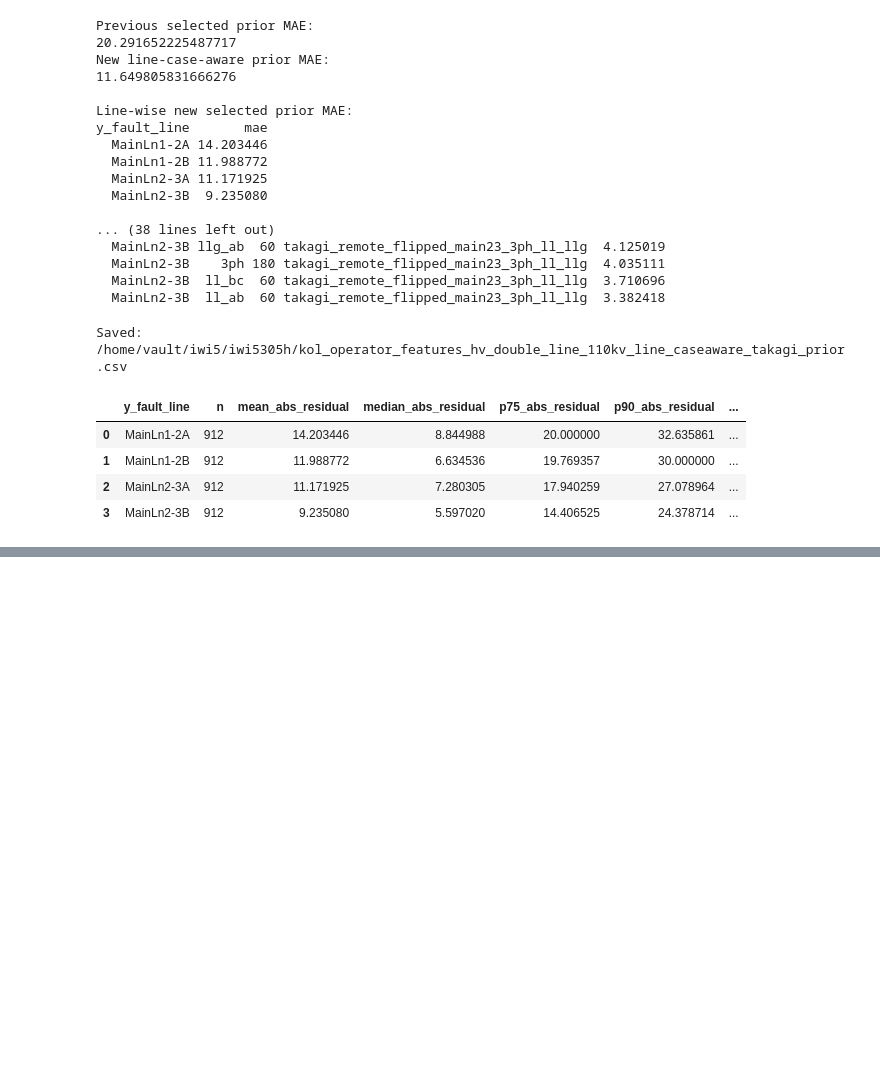
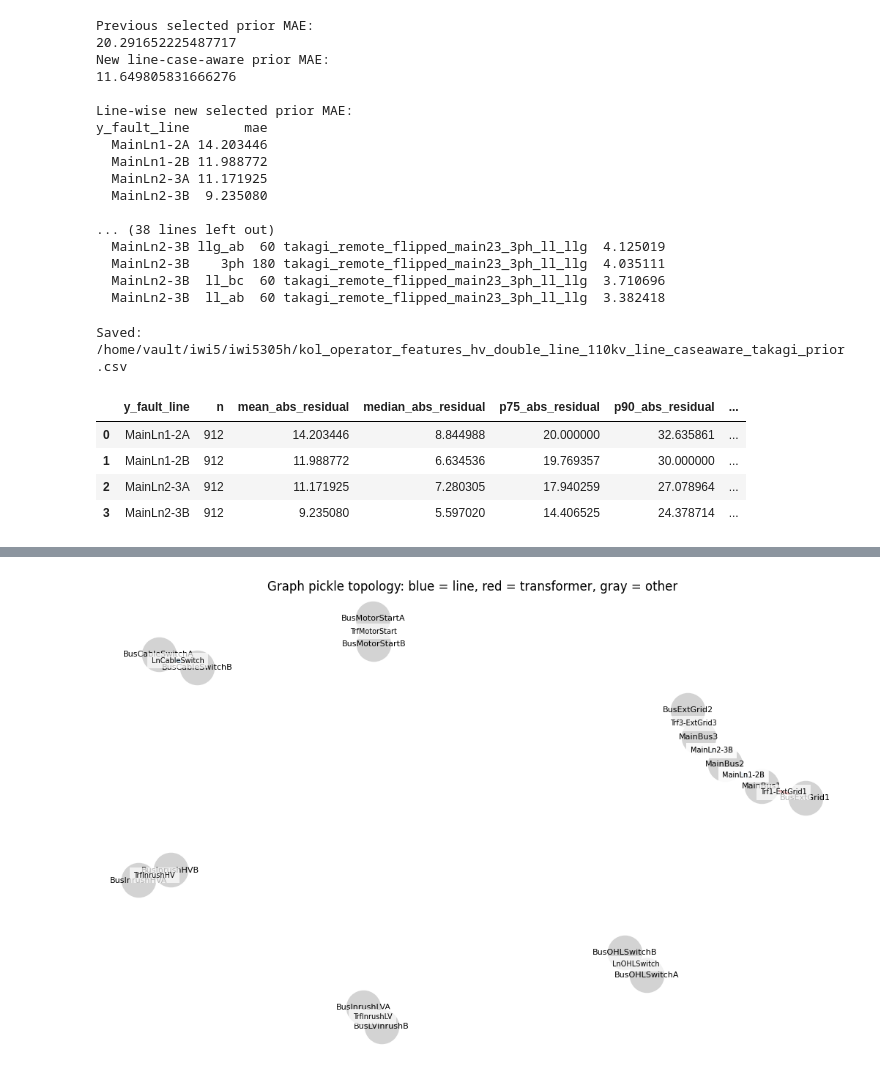
Before and after one commit to sagar-crypto/Masters_thesis_PR_LABS, a Jupyter notebook: EDA.ipynb, the cells around one changed output, grey strips where cells are left out. Drawn from its saved outputs; the diff is of its cells as text; code cells hidden in the pictures; blank space fills up the shorter version.

```diff
--- a/EDA.ipynb
+++ b/EDA.ipynb
@@ -3793,0 +4647,18 @@ summary
+# %%
+import pickle
+import networkx as nx
+import pandas as pd
+import numpy as np
+
+graph_path = "/home/vault/iwi5/iwi5305h/hv_double_line_110kv/graphs/graph_benchmark.pickle"
+
+with open(graph_path, "rb") as f:
+    G = pickle.load(f)
+
+print(type(G))
+print("nodes:", G.number_of_nodes())
+print("edges:", G.number_of_edges())
+
+print("\nNodes:")
+for n in G.nodes():
+    print(" ", n)
@@ -3793,0 +4729,54 @@ summary
+# %%
+import matplotlib.pyplot as plt
+
+# Convert MultiGraph to a normal graph for layout only
+G_simple = nx.Graph()
+for u, v, key, attr in G.edges(keys=True, data=True):
+    G_simple.add_edge(u, v)
+
+pos = nx.spring_layout(G_simple, seed=7)
+
+edge_colors = []
+edge_labels = {}
+
+for u, v, key, attr in G.edges(keys=True, data=True):
+    pdict = attr.get(f"{key}_param_dict", {})
+
+    if "rline" in pdict:
+        color = "tab:blue"
+    elif "uktr" in pdict or "uk0tr" in pdict:
+        color = "tab:red"
+    else:
+        color = "tab:gray"
+
+    edge_colors.append(color)
+    edge_labels[(u, v)] = key
+
+plt.figure(figsize=(13, 8))
+
+nx.draw_networkx_nodes(G_simple, pos, node_size=1100, node_color="lightgray")
+nx.draw_networkx_labels(G_simple, pos, font_size=8)
+
+# Draw multigraph edges one by one
+for (u, v, key, attr), color in zip(G.edges(keys=True, data=True), edge_colors):
+    nx.draw_networkx_edges(
+        G_simple,
+        pos,
+        edgelist=[(u, v)],
+        edge_color=color,
+        width=2.5,
+        alpha=0.85,
+    )
+
+# For labels, MultiGraph parallel edges overlap, so we print key labels manually near midpoint
+for u, v, key, attr in G.edges(keys=True, data=True):
+    x_mid = (pos[u][0] + pos[v][0]) / 2
+    y_mid = (pos[u][1] + pos[v][1]) / 2
+    plt.text(x_mid, y_mid, str(key), fontsize=7, ha="center", va="center",
+             bbox=dict(facecolor="white", alpha=0.7, edgecolor="none"))
+
+plt.title("Graph pickle topology: blue = line, red = transformer, gray = other")
+plt.axis("off")
+plt.show()
+# %% [output]
+[figure, added]
```
Also changed, not shown: parts of 43 cells of this notebook, 15 other files.
